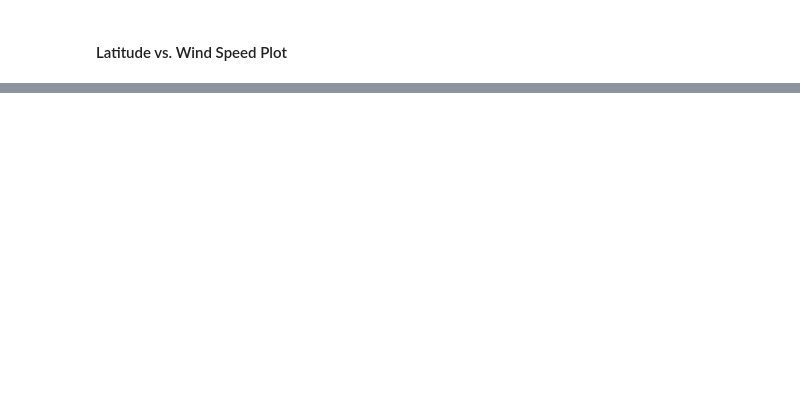
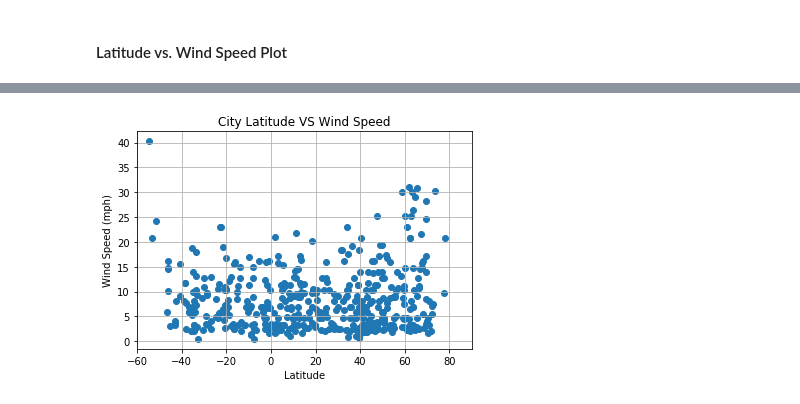
Before and after one commit to monrjones/Python-Challenge, a Jupyter notebook: APIs/WeatherPy-Copy1.ipynb, the cells around one changed output, grey strips where cells are left out. Drawn from its saved outputs; the diff is of its cells as text; code cells hidden in the pictures; blank space fills up the shorter version.

```diff
--- a/APIs/WeatherPy-Copy1.ipynb
+++ b/APIs/WeatherPy-Copy1.ipynb
@@ -128,0 +202,14 @@ dtype: int64
+# %%
+#lat vs temp
+plt.scatter(weather_data["Latitude"], weather_data["Winds"], marker="o")
+plt.title("City Latitude VS Wind Speed")
+plt.ylabel("Wind Speed (mph)")
+plt.xlabel("Latitude")
+plt.grid(True)
+plt.xlim(-60,90)
+
+
+plt.savefig("latvswind.png")
+plt.show()
+# %% [output]
+[figure, added]
```
Also changed, not shown: parts of 15 cells of this notebook, 6 other files.
